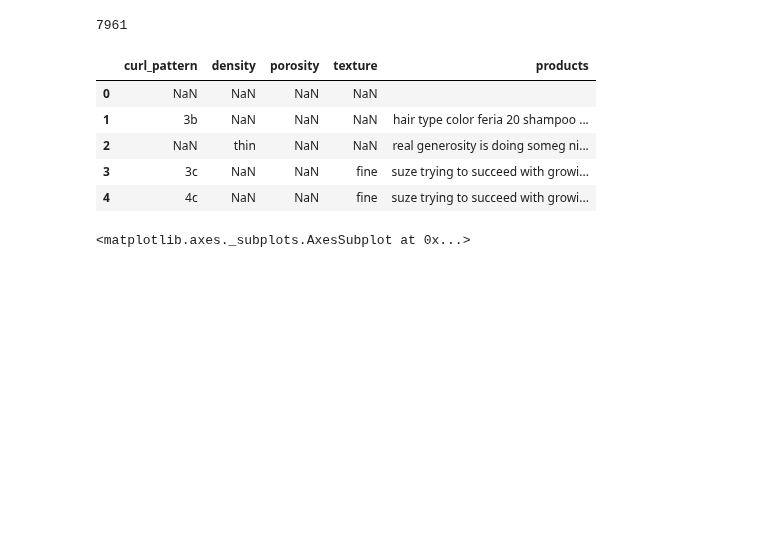
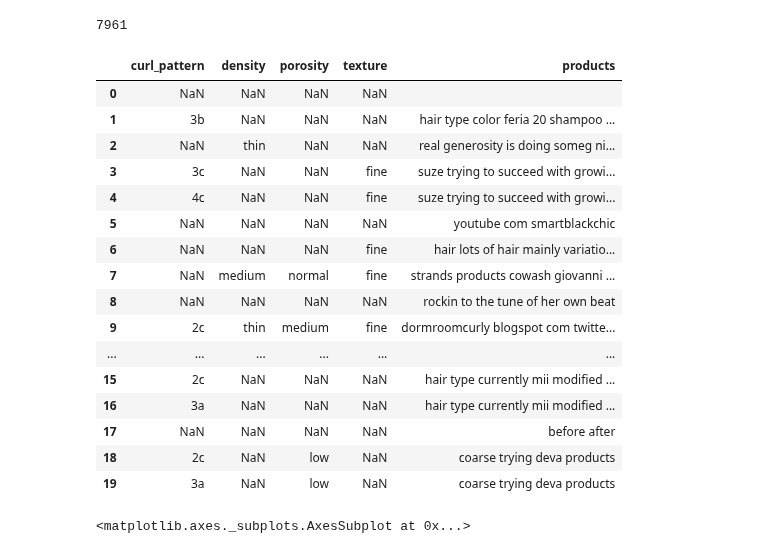
Before and after one commit to 99KHayes/products-for-curlies, a Jupyter notebook: notebooks/02_processing/20190830-kph-full-data-set-processing.ipynb, the cells around one changed output. Drawn from its saved outputs; the diff is of its cells as text; code cells hidden in the pictures; blank space fills up the shorter version.

```diff
--- a/notebooks/02_processing/20190830-kph-full-data-set-processing.ipynb
+++ b/notebooks/02_processing/20190830-kph-full-data-set-processing.ipynb
@@ -51,14 +51,25 @@ print(len(unique_sigs))
 7961
 # %%
 raw_characteristics_df = clean_signatures(unique_sigs)
-raw_characteristics_df.head()
+raw_characteristics_df.head(20)
 # %% [output]
 |  | curl_pattern | density | porosity | texture | products |
 | 0 | NaN | NaN | NaN | NaN |  |
 | 1 | 3b | NaN | NaN | NaN | hair type color feria 20 shampoo ... |
 | 2 | NaN | thin | NaN | NaN | real generosity is doing someg ni... |
 | 3 | 3c | NaN | NaN | fine | suze trying to succeed with growi... |
 | 4 | 4c | NaN | NaN | fine | suze trying to succeed with growi... |
+| 5 | NaN | NaN | NaN | NaN | youtube com smartblackchic |
+| 6 | NaN | NaN | NaN | fine | hair lots of hair mainly variatio... |
+| 7 | NaN | medium | normal | fine | strands products cowash giovanni ... |
+| 8 | NaN | NaN | NaN | NaN | rockin to the tune of her own beat |
+| 9 | 2c | thin | medium | fine | dormroomcurly blogspot com twitte... |
+| ... | ... | ... | ... | ... | ... |
+| 15 | 2c | NaN | NaN | NaN | hair type currently mii modified ... |
+| 16 | 3a | NaN | NaN | NaN | hair type currently mii modified ... |
+| 17 | NaN | NaN | NaN | NaN | before after |
+| 18 | 2c | NaN | low | NaN | coarse trying deva products |
+| 19 | 3a | NaN | low | NaN | coarse trying deva products |
 # %%
 msno.matrix(raw_characteristics_df)
 # %% [output]
```
Also changed, not shown: parts of 7 cells of this notebook.
